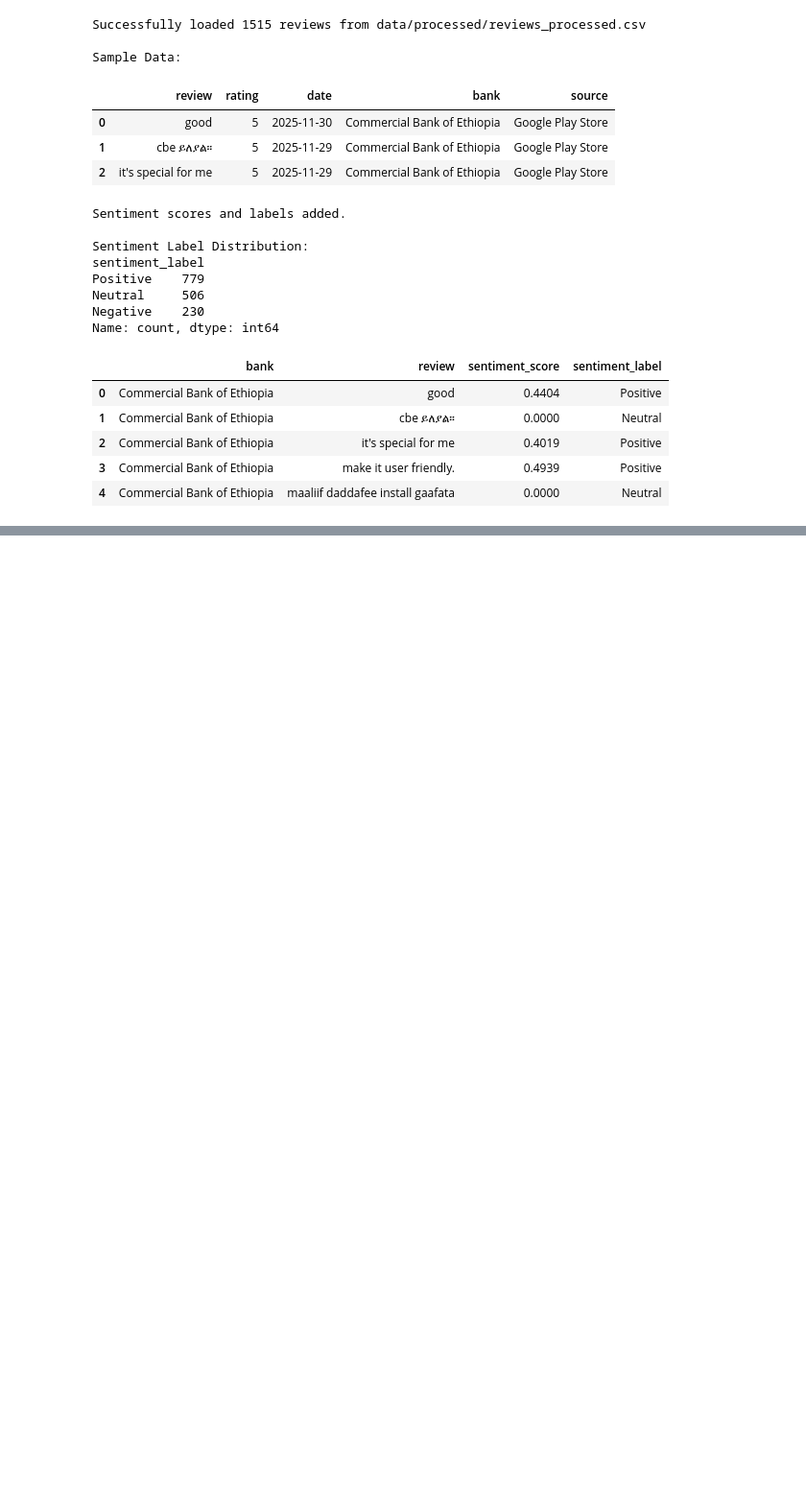
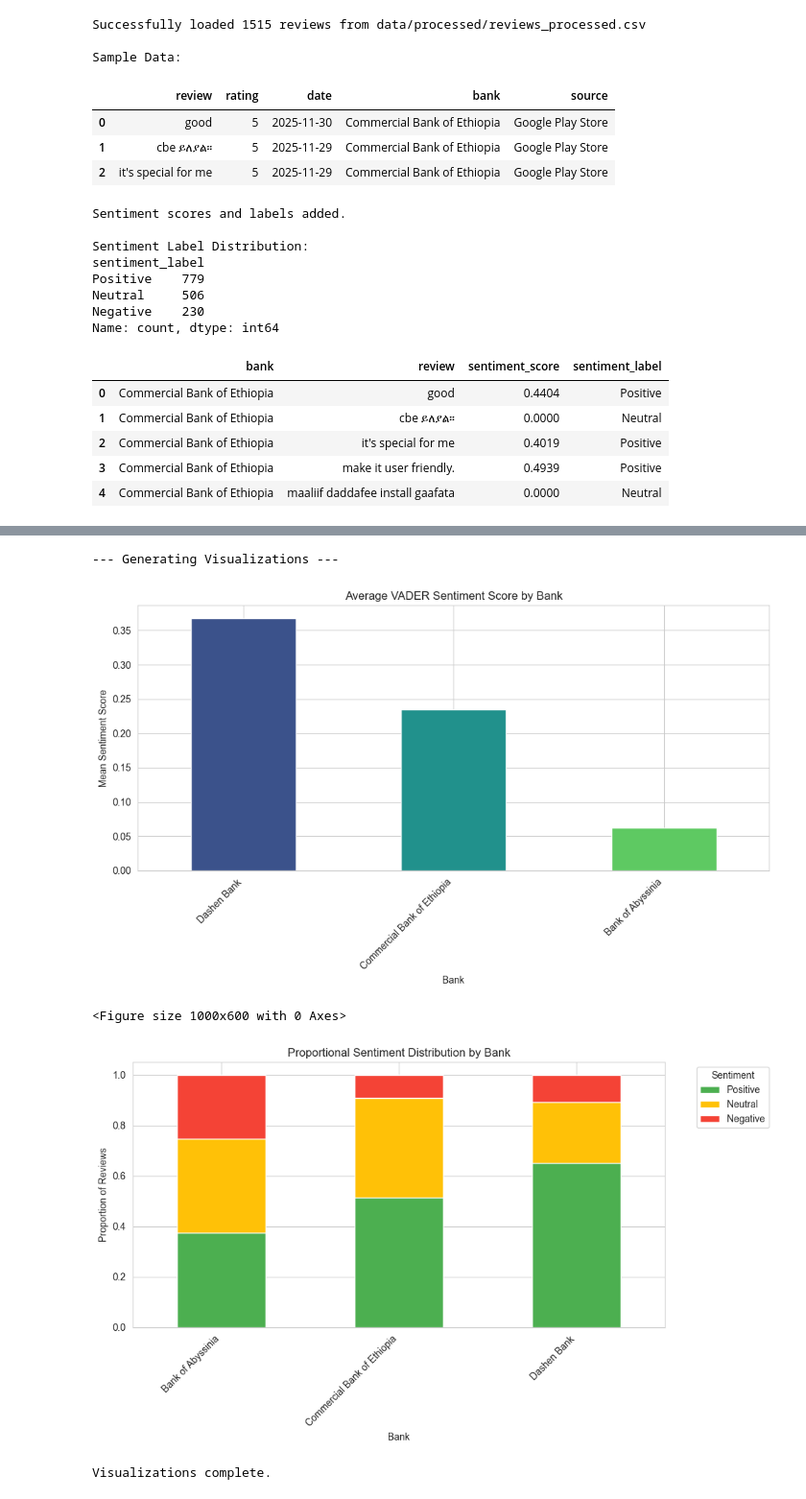
Before and after one commit to rufta-g20/bank_review_analysis, a Jupyter notebook: analysis_and_themes.ipynb, the cells around one changed output, grey strips where cells are left out. Shown at 96% size. Cells and saved outputs as stored; diff of their text form; code cells hidden in the pictures; blank space fills up the shorter version.

```diff
--- a/analysis_and_themes.ipynb
+++ b/analysis_and_themes.ipynb
@@ -361,0 +259,42 @@ if not df.empty and 'thematic_pain_point' in df.columns:
+# %%
+# ==============================================================================
+# Cell 6: Visualization (NEW CELL)
+# ==============================================================================
+
+if not df.empty:
+    print("\n--- Generating Visualizations ---")
+
+# 1. Bar plot for Overall Mean Sentiment Score per Bank
+    plt.figure(figsize=(10, 6))
+    overall_sentiment.plot(kind='bar', color=sns.color_palette("viridis", len(overall_sentiment)))
+    plt.title('Average VADER Sentiment Score by Bank')
+    plt.ylabel('Mean Sentiment Score')
+    plt.xlabel('Bank')
+    plt.xticks(rotation=45, ha='right')
+    plt.tight_layout()
+    plt.show()
+
+    # 2. Stacked Bar Chart for Sentiment Label Distribution
+    # Use the 'sentiment_count' DataFrame generated in Cell 4
+    if 'sentiment_count' in locals():
+        sentiment_count_norm = sentiment_count.apply(lambda x: x / x.sum(), axis=1) # Normalize to 100%
+
+        plt.figure(figsize=(10, 6))
+        sentiment_count_norm.plot(kind='bar', stacked=True, color=['#4CAF50', '#FFC107', '#F44336']) # Green, Yellow, Red
+        plt.title('Proportional Sentiment Distribution by Bank')
+        plt.ylabel('Proportion of Reviews')
+        plt.xlabel('Bank')
+        plt.legend(title='Sentiment', bbox_to_anchor=(1.05, 1), loc='upper left')
+        plt.xticks(rotation=45, ha='right')
+        plt.tight_layout()
+        plt.show()
+
+        print("Visualizations complete.")
+    else:
+        print("Skipping visualizations: Aggregated data not available (Cell 4 likely failed or was skipped).")
+# %% [output]
+--- Generating Visualizations ---
+[figure, added]
+<Figure size 1000x600 with 0 Axes>
+[figure, added]
+Visualizations complete.
```
Also changed, not shown: parts of 12 cells of this notebook, 3 other files.
